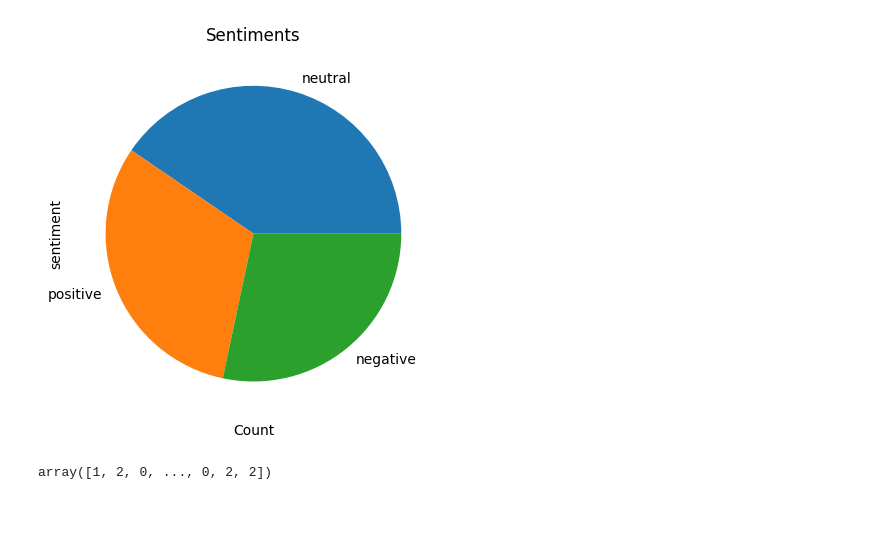
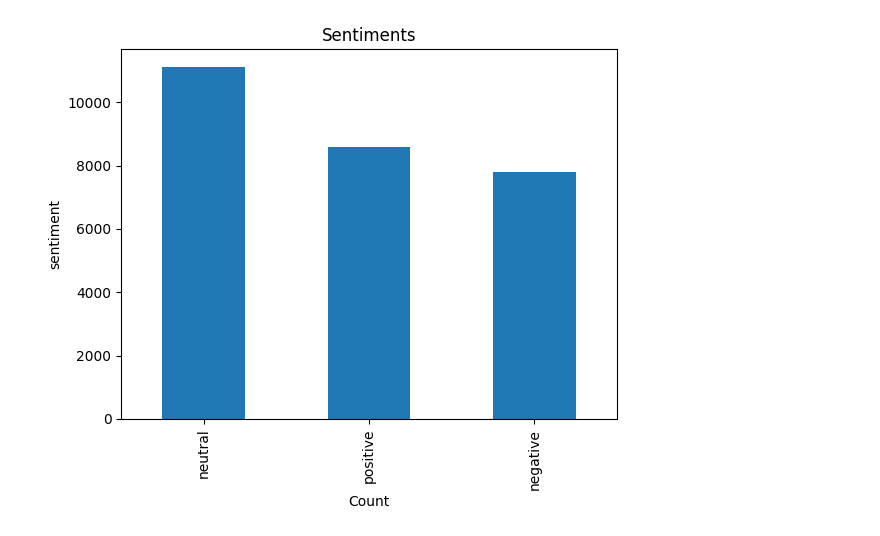
Before and after one commit to mhmdelbadry1/Sentiment-Analysis-Project, a Jupyter notebook: Sentimentanalysis.ipynb, the cells around one changed output. Saved outputs shown, nothing was run; the diff lists cells and outputs as text; code cells hidden in the pictures.

```diff
--- a/Sentimentanalysis.ipynb
+++ b/Sentimentanalysis.ipynb
@@ -12,8 +15,9 @@ from sklearn.metrics import classification_report
 # %%
 # Data Preprocessing: Data Cleaning
-data = pd.read_csv('test.csv' , encoding='unicode_escape')
-data.drop(data.columns[0],inplace=True , axis= 1)
-data.drop(data.columns[2:],inplace=True , axis= 1)
-data.head(n=10)
+train_df = pd.read_csv('train.csv' , encoding='unicode_escape')
+train_df.drop(train_df.columns[0],inplace=True , axis= 1)
+train_df.drop(train_df.columns[1],inplace=True , axis= 1)
+train_df.drop(train_df.columns[2:],inplace=True , axis= 1)
+train_df.head(n=27)
 # %% [output]
 |  | text | sentiment |
@@ -50,14 +94,25 @@ dtype: int64
 # Clean the text data
 stopwords_set = set(stopwords.words('english'))
 emoji_pattern = re.compile(r'[\U0001F600-\U0001F64F\U0001F300-\U0001F5FF\U0001F680-\U0001F6FF\U0001F700-\U0001F77F\U0001F780-\U0001F7FF\U0001F800-\U0001F8FF\U0001F900-\U0001F9FF\U0001FA00-\U0001FA6F\U0001FA70-\U0001FAFF\U00002702-\U000027B0\U000024C2-\U0001F251\U0001F910-\U0001F9FF]+', flags=re.UNICODE)
+stuff_to_be_removed = list(punctuation)
+def datacleaning(text):
+    text = str(text)
+    text = text.lower()
+    text = re.sub(r"https\S+|www\S+|https\S+"," ",text,flags=re.MULTILINE)
+    # removing # and @ symbols from dataset
+    text=re.sub("(\\d|\\W)+"," ",text)
+    text = re.sub(r'\@\w+|\#'," ",text)
 
-def datacleaning(text):
     text = re.sub('<[^>]*>', ' ', text)  # Removing HTML tags
     text = emoji_pattern.sub('', text)  # Removing emojis
-    text = re.sub(r'\W', ' ', text.lower())  # Removing non-word characters and converting to lowercase
-    prter = PorterStemmer()
-    text = [prter.stem(word) for word in text.split() if word not in stopwords_set]  # Stemming and removing stopwords
-    return " ".join(text)
 
-data['text'] = data['text'].apply(lambda x: datacleaning(x))
-data
+    text = re.sub(r'[^\w\s\`]'," ",text) # removing other symbols like ^ except '
+
+    text_tokens = word_tokenize(text)
+
+    text_tokens = word_tokenize(text)
+    lem = SnowballStemmer("english")
+    text = [lem.stem(word) for word in text_tokens if not word in stuff_to_be_removed]
+    text1 = " ".join(text)
+
+    return text1
@@ -86,0 +119,3 @@ Name: count, dtype: int64
+# %%
+train_df['text'] = train_df['text'].apply(lambda x: datacleaning(x))
+test_df['text'] = test_df [ 'text'].apply(lambda x:datacleaning(x))
@@ -87,19 +151,10 @@ Name: count, dtype: int64
 # %%
 
-top_sentiments = data['sentiment'].value_counts()
-top_sentiments.plot(kind='pie')
+top_sentiments = train_df['sentiment'].value_counts()
+top_sentiments.plot(kind='bar')
 plt.xlabel('Count')
 plt.ylabel('sentiment')
 plt.title('Sentiments')
-plt.savefig('sentiment_analysis_project')
 plt.show()
 # %% [output]
-[figure, old version]
+[figure, new version]
-# %%
-tfidf=TfidfVectorizer(strip_accents=None,lowercase=False,preprocessor=None,use_idf=True,norm='l2',smooth_idf=True)
-X = tfidf.fit_transform(data['text'])
-label_encoder = LabelEncoder()
-y = label_encoder.fit_transform(data['sentiment'])
-y
-# %% [output]
-array([1, 2, 0, ..., 0, 2, 2])
```
Also changed, not shown: parts of 20 cells of this notebook, 4 other files.
